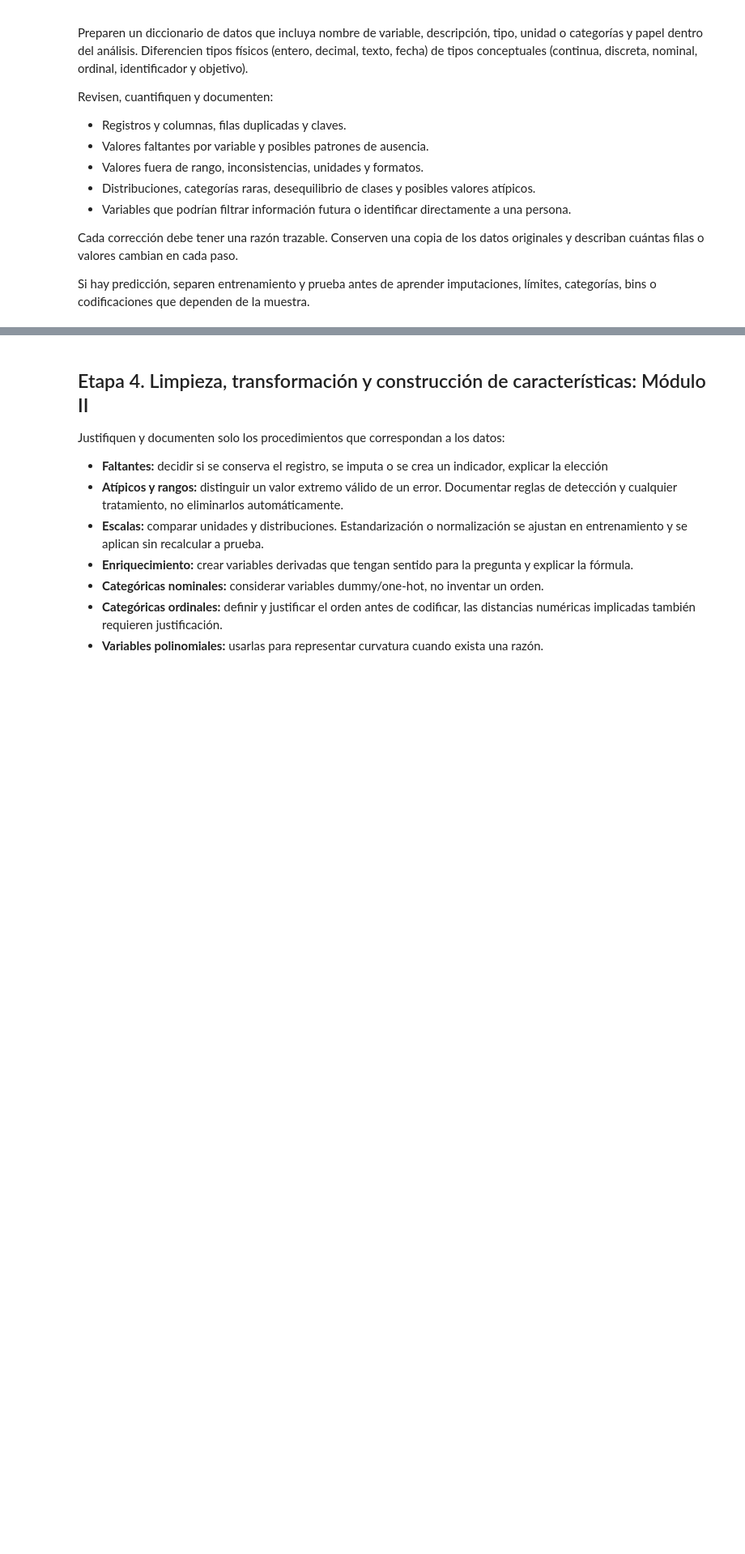
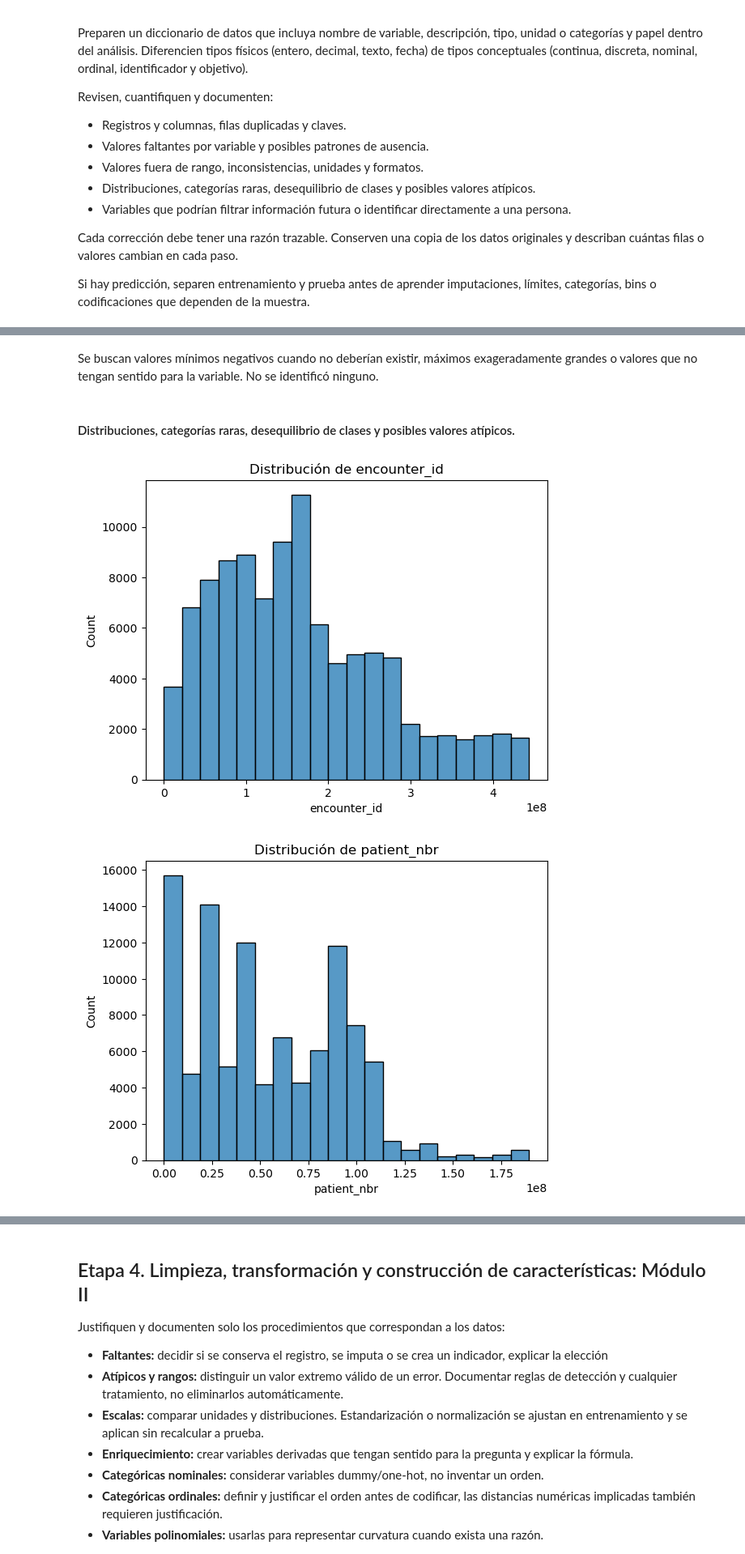
Before and after one commit to rossdcc/Proyecto_diabetes, a Jupyter notebook: Guia_Proyecto_Final_Equipo4 (2).ipynb, the cells around one changed output, grey strips where cells are left out. Shown at 81% size. Cells and saved outputs as stored; diff of their text form; code cells hidden in the pictures; blank space fills up the shorter version.

```diff
--- a/Guia_Proyecto_Final_Equipo4 (2).ipynb
+++ b/Guia_Proyecto_Final_Equipo4 (2).ipynb
@@ -211,0 +530,15 @@ Si hay predicción, separen entrenamiento y prueba antes de aprender imputacione
+# %% [markdown]
+Se buscan valores mínimos negativos cuando no deberían existir, máximos exageradamente grandes o valores que no tengan sentido para la variable. No se identificó ninguno.
+# %% [markdown]
+ #### Distribuciones, categorías raras, desequilibrio de clases y posibles valores atípicos.
+# %%
+import seaborn as sns
+import matplotlib.pyplot as plt
+
+for columna in df.select_dtypes(include='number').columns:
+    sns.histplot(data=df, x=columna, bins=20)
+    plt.title(f'Distribución de {columna}')
+    plt.show()
+# %% [output]
+[figure, added]
+[figure, added]
```
Also changed, not shown: parts of 30 cells of this notebook, 2 other files.
